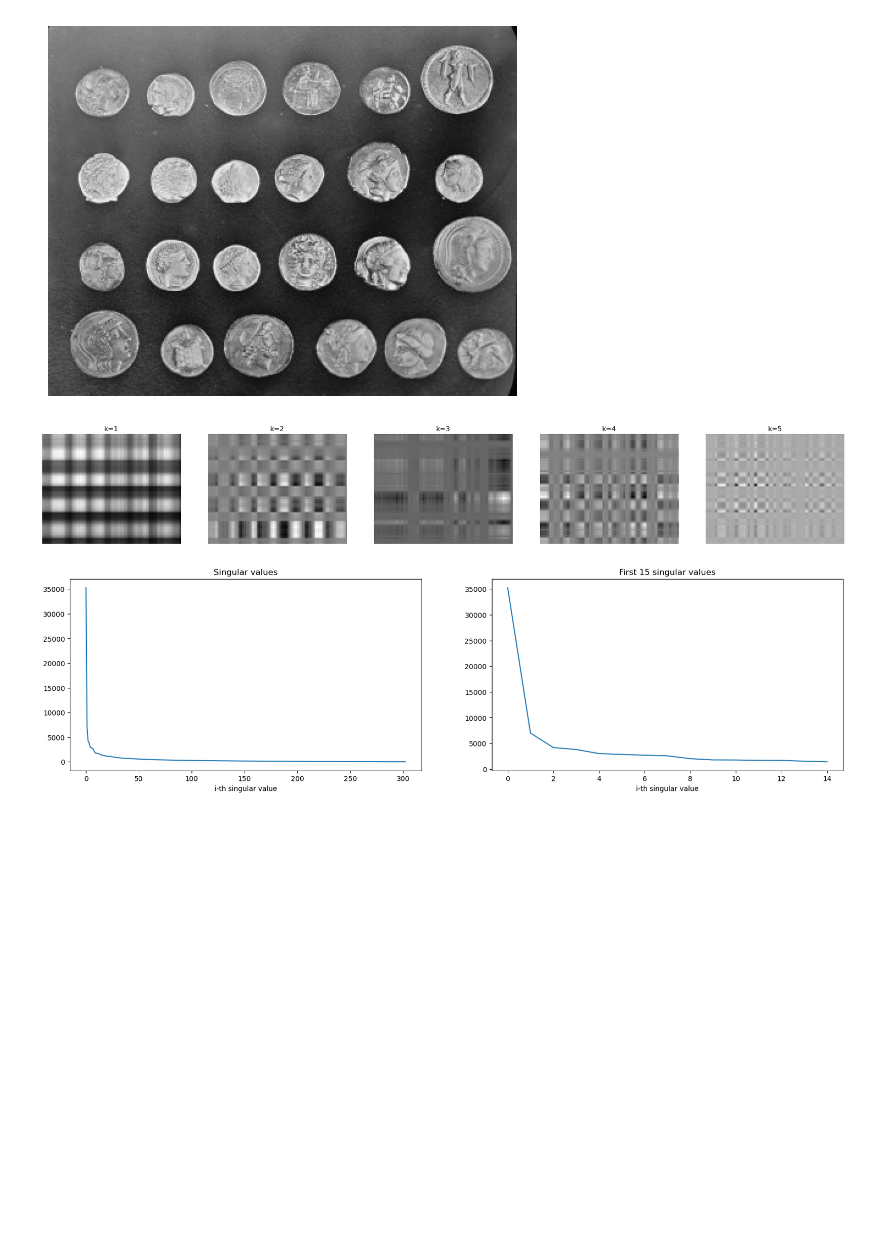
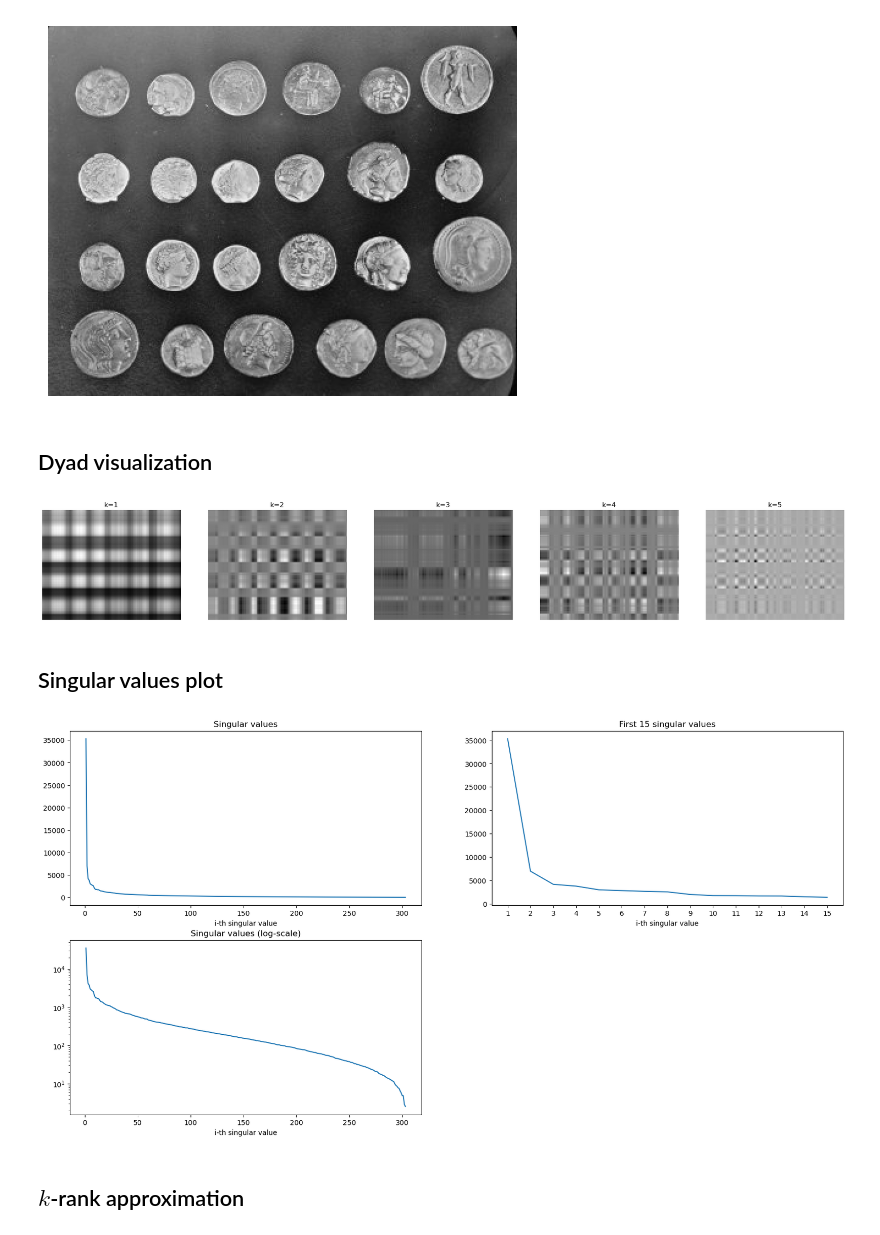
Before and after one commit to NotXia/unibo-smm-homework, a Jupyter notebook: homework2/1_dyad.ipynb, the cells around one changed output. Saved outputs shown, nothing was run; the diff lists cells and outputs as text; code cells hidden in the pictures; blank space fills up the shorter version.

```diff
--- a/homework2/1_dyad.ipynb
+++ b/homework2/1_dyad.ipynb
@@ -46,6 +25,8 @@ plt.show()
 U, s, Vh = np.linalg.svd(X)
 S = np.zeros(X.shape)
 S[:len(s), :len(s)] = np.diag(s)
+# %% [markdown]
+## Dyad visualization
 # %%
 plotter.reset()
 
@@ -60,21 +41,33 @@ for k in range(1, 6):
 plotter.show()
 # %% [output]
 [figure]
+# %% [markdown]
+## Singular values plot
 # %%
-plt.figure(figsize=(20, 5))
-plt.subplot(1, 2, 1)
-plt.plot([i for i in range(len(s))], s)
+plt.figure(figsize=(20, 10))
+plt.subplot(2, 2, 1)
+plt.plot([i+1 for i in range(len(s))], s)
 plt.title("Singular values")
 plt.xlabel("i-th singular value")
 
-plt.subplot(1, 2, 2)
-plt.plot([i for i in range(len(s[:15]))], s[:15])
-plt.title("First 15 singular values")
+x_limit = 15
+plt.subplot(2, 2, 2)
+plt.plot([i+1 for i in range(len(s[:x_limit]))], s[:x_limit])
+plt.title(f"First {x_limit} singular values")
 plt.xlabel("i-th singular value")
+plt.xticks(ticks=[i+1 for i in range(len(s[:x_limit]))])
+
+plt.subplot(2, 2, 3)
+plt.plot([i+1 for i in range(len(s))], s)
+plt.title("Singular values (log-scale)")
+plt.xlabel("i-th singular value")
+plt.yscale("log")
 
 plt.show()
 # %% [output]
-[figure, old version]
+[figure, new version]
+# %% [markdown]
+## $k$-rank approximation
 # %%
 plotter.reset()
 
```
Also changed, not shown: parts of 7 cells of this notebook, 11 other files.
